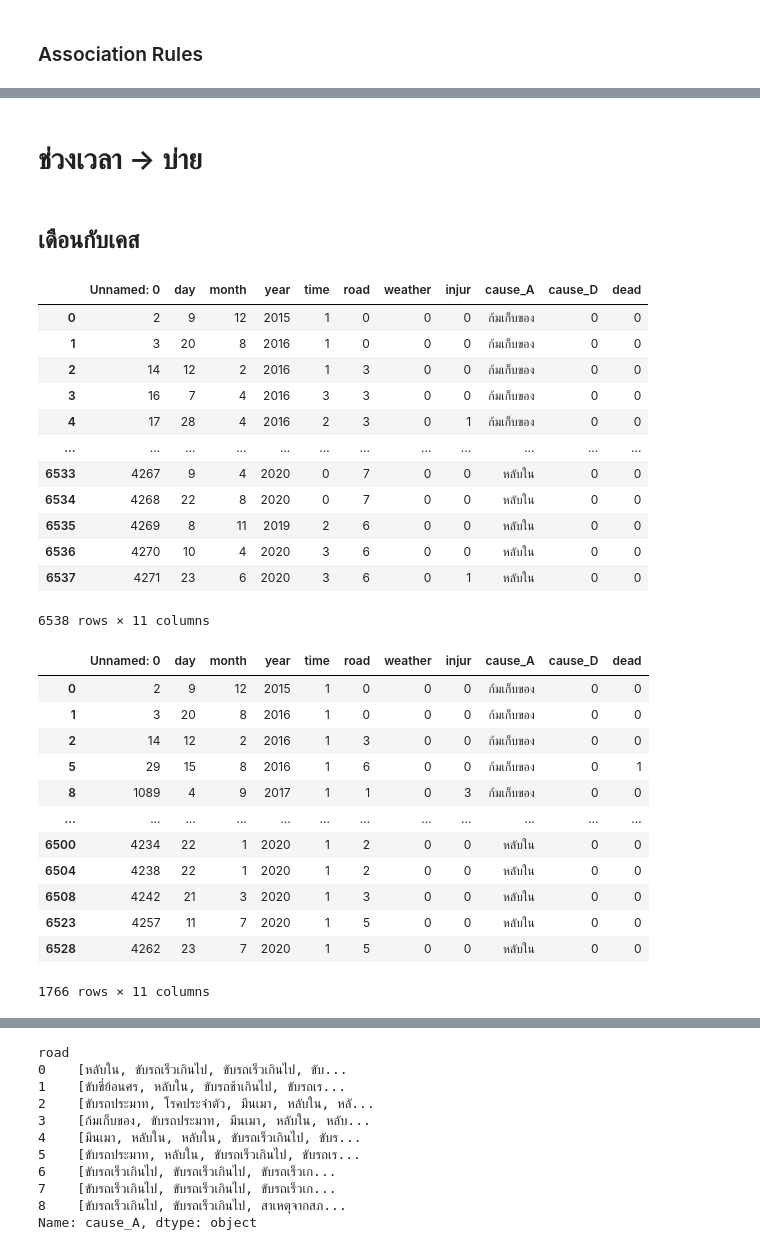
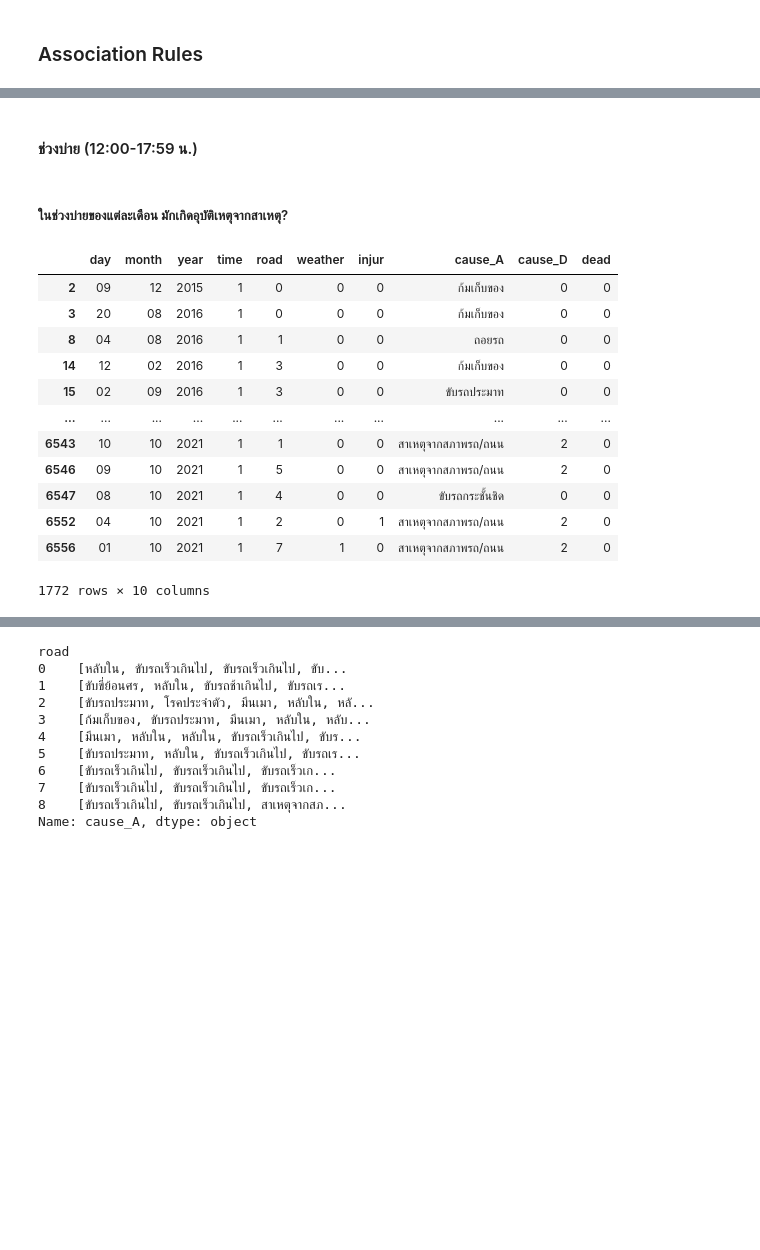
Before and after one commit to Tawanss/BSC_DPDM2023, a Jupyter notebook: project.ipynb, the cells around one changed output, grey strips where cells are left out. Saved outputs shown, nothing was run; the diff lists cells and outputs as text; code cells hidden in the pictures; blank space fills up the shorter version.

```diff
--- a/project.ipynb
+++ b/project.ipynb
@@ -267,12 +258,12 @@ time_lable=[]
 how =[]
 #เช้า
 start_0 = datetime.time(6, 0, 0)
-end_0 = datetime.time(12, 59, 59)
+end_0 = datetime.time(11, 59, 59)
 #บ่าย
-start_1 = datetime.time(13, 0, 0)
-end_1 = datetime.time(18, 59, 59)
+start_1 = datetime.time(12, 0, 0)
+end_1 = datetime.time(17, 59, 59)
 #ดึก
-start_2 = datetime.time(19, 0, 0)
+start_2 = datetime.time(18, 0, 0)
 end_2 = datetime.time(23, 59, 59)
 #หลังเที่ยงคืน
 start_3 = datetime.time(0, 0, 0)
@@ -431,4 +447,4 @@ for i in range(len(data_more['cause_A'])):
 # %%
-data_newear ={'day':day, 'month' : mon, 'year' : year, 'time':time_lable, 'road':name_road, 'weather':weather_road,'injur':injur,'cause_A':data_association_rules,'cause_D':newk,'dead':dead}
-data_new = pd.DataFrame(data_newear)
+data_newer = {'day':day, 'month' : mon, 'year' : year, 'time':time_lable, 'road':name_road, 'weather':weather_road,'injur':injur,'cause_A':data_association_rules,'cause_D':newk,'dead':dead}
+data_new = pd.DataFrame(data_newer)
 # %%
@@ -720,40 +740,24 @@ RelationRecord(items=frozenset({'เปลี่ยนช่องทางก
-# %% [markdown]
-# ช่วงเวลา -> บ่าย
-# %% [markdown]
-## เดือนกับเคส
-# %%
-data #Check data
-# %% [output]
-|  | Unnamed: 0 | day | month | year | time | road | weather | injur | cause_A | cause_D | dead |
-| 0 | 2 | 9 | 12 | 2015 | 1 | 0 | 0 | 0 | ก้มเก็บของ | 0 | 0 |
-| 1 | 3 | 20 | 8 | 2016 | 1 | 0 | 0 | 0 | ก้มเก็บของ | 0 | 0 |
-| 2 | 14 | 12 | 2 | 2016 | 1 | 3 | 0 | 0 | ก้มเก็บของ | 0 | 0 |
-| 3 | 16 | 7 | 4 | 2016 | 3 | 3 | 0 | 0 | ก้มเก็บของ | 0 | 0 |
-| 4 | 17 | 28 | 4 | 2016 | 2 | 3 | 0 | 1 | ก้มเก็บของ | 0 | 0 |
-| ... | ... | ... | ... | ... | ... | ... | ... | ... | ... | ... | ... |
-| 6533 | 4267 | 9 | 4 | 2020 | 0 | 7 | 0 | 0 | หลับใน | 0 | 0 |
-| 6534 | 4268 | 22 | 8 | 2020 | 0 | 7 | 0 | 0 | หลับใน | 0 | 0 |
-| 6535 | 4269 | 8 | 11 | 2019 | 2 | 6 | 0 | 0 | หลับใน | 0 | 0 |
-| 6536 | 4270 | 10 | 4 | 2020 | 3 | 6 | 0 | 0 | หลับใน | 0 | 0 |
-| 6537 | 4271 | 23 | 6 | 2020 | 3 | 6 | 0 | 1 | หลับใน | 0 | 0 |
-6538 rows × 11 columns
+# %% [markdown]
+#### ช่วงบ่าย (12:00-17:59 น.)
+# %% [markdown]
+##### ในช่วงบ่ายของแต่ละเดือน มักเกิดอุบัติเหตุจากสาเหตุ?
 # %%
-data_afternoon=data[data["time"]==1]
+data_afternoon=data_new[data_new["time"]==1]
 data_afternoon #data ของ ช่วงเวลา บ่าย -> บ่าย
 # %% [output]
-|  | Unnamed: 0 | day | month | year | time | road | weather | injur | cause_A | cause_D | dead |
-| 0 | 2 | 9 | 12 | 2015 | 1 | 0 | 0 | 0 | ก้มเก็บของ | 0 | 0 |
-| 1 | 3 | 20 | 8 | 2016 | 1 | 0 | 0 | 0 | ก้มเก็บของ | 0 | 0 |
-| 2 | 14 | 12 | 2 | 2016 | 1 | 3 | 0 | 0 | ก้มเก็บของ | 0 | 0 |
-| 5 | 29 | 15 | 8 | 2016 | 1 | 6 | 0 | 0 | ก้มเก็บของ | 0 | 1 |
-| 8 | 1089 | 4 | 9 | 2017 | 1 | 1 | 0 | 3 | ก้มเก็บของ | 0 | 0 |
-| ... | ... | ... | ... | ... | ... | ... | ... | ... | ... | ... | ... |
-| 6500 | 4234 | 22 | 1 | 2020 | 1 | 2 | 0 | 0 | หลับใน | 0 | 0 |
-| 6504 | 4238 | 22 | 1 | 2020 | 1 | 2 | 0 | 0 | หลับใน | 0 | 0 |
-| 6508 | 4242 | 21 | 3 | 2020 | 1 | 3 | 0 | 0 | หลับใน | 0 | 0 |
-| 6523 | 4257 | 11 | 7 | 2020 | 1 | 5 | 0 | 0 | หลับใน | 0 | 0 |
-| 6528 | 4262 | 23 | 7 | 2020 | 1 | 5 | 0 | 0 | หลับใน | 0 | 0 |
+|  | day | month | year | time | road | weather | injur | cause_A | cause_D | dead |
+| 2 | 09 | 12 | 2015 | 1 | 0 | 0 | 0 | ก้มเก็บของ | 0 | 0 |
+| 3 | 20 | 08 | 2016 | 1 | 0 | 0 | 0 | ก้มเก็บของ | 0 | 0 |
+| 8 | 04 | 08 | 2016 | 1 | 1 | 0 | 0 | ถอยรถ | 0 | 0 |
+| 14 | 12 | 02 | 2016 | 1 | 3 | 0 | 0 | ก้มเก็บของ | 0 | 0 |
+| 15 | 02 | 09 | 2016 | 1 | 3 | 0 | 0 | ขับรถประมาท | 0 | 0 |
+| ... | ... | ... | ... | ... | ... | ... | ... | ... | ... | ... |
+| 6543 | 10 | 10 | 2021 | 1 | 1 | 0 | 0 | สาเหตุจากสภาพรถ/ถนน | 2 | 0 |
+| 6546 | 09 | 10 | 2021 | 1 | 5 | 0 | 0 | สาเหตุจากสภาพรถ/ถนน | 2 | 0 |
+| 6547 | 08 | 10 | 2021 | 1 | 4 | 0 | 0 | ขับรถกระชั้นชิด | 0 | 0 |
+| 6552 | 04 | 10 | 2021 | 1 | 2 | 0 | 1 | สาเหตุจากสภาพรถ/ถนน | 2 | 0 |
+| 6556 | 01 | 10 | 2021 | 1 | 7 | 1 | 0 | สาเหตุจากสภาพรถ/ถนน | 2 | 0 |
-1766 rows × 11 columns
+1772 rows × 10 columns
 # %%
 data_afternoon.groupby(['month']).sum()
 # %% [output]
```
Also changed, not shown: parts of 99 cells of this notebook.
